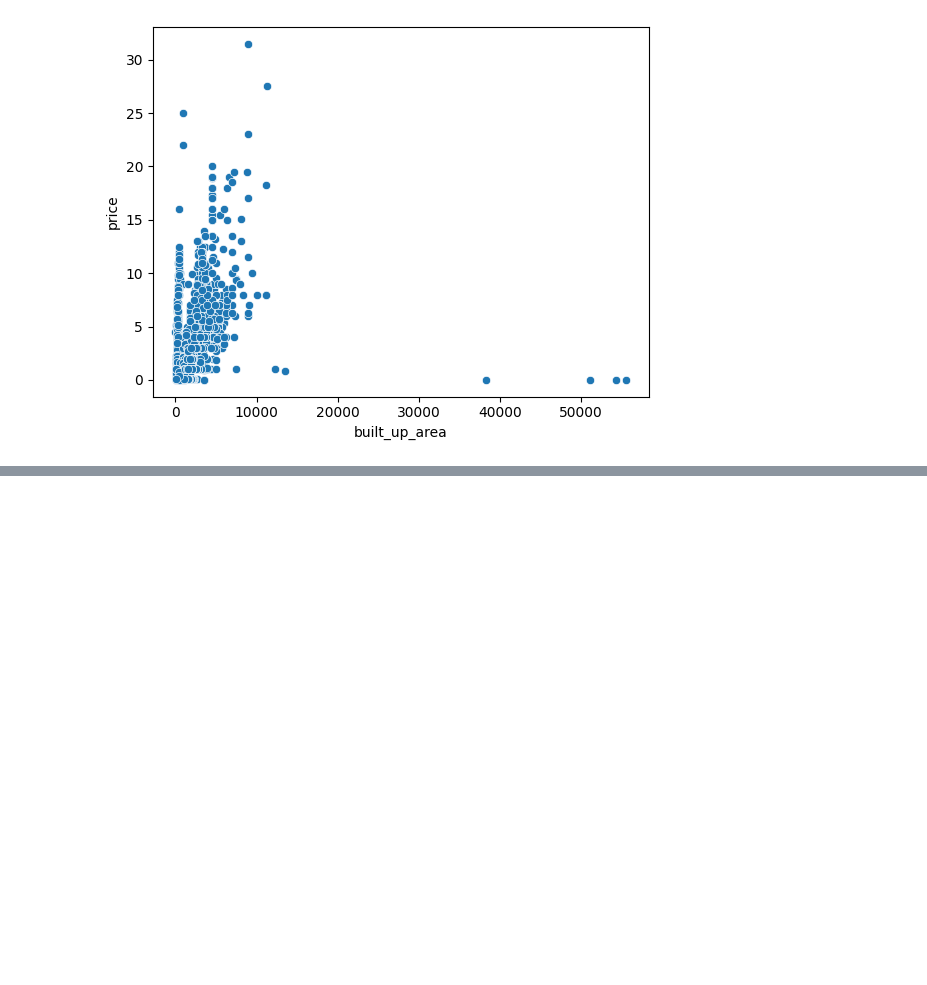
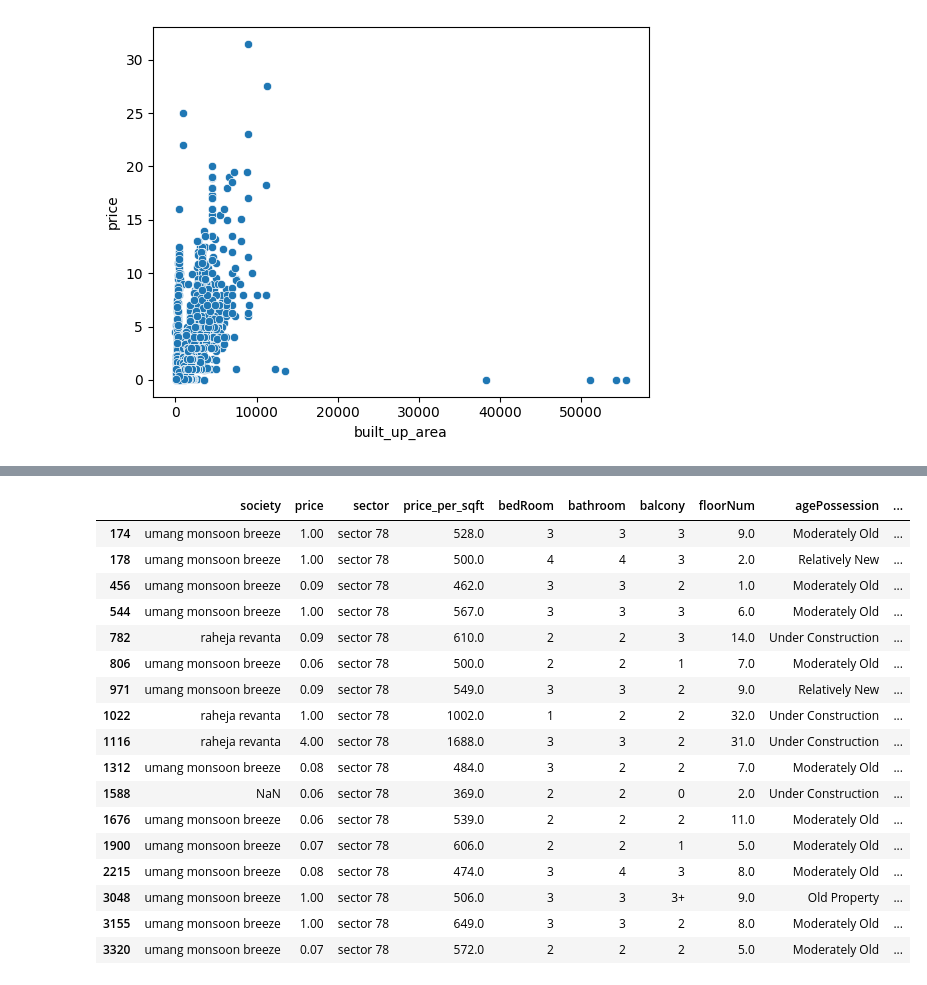
Before and after one commit to saurabh-sisodiya/Real-Estate-ML, a Jupyter notebook: missing-value-imputation.ipynb, the cells around one changed output, grey strips where cells are left out. Saved outputs shown, nothing was run; the diff lists cells and outputs as text; code cells hidden in the pictures; blank space fills up the shorter version.

```diff
--- a/missing-value-imputation.ipynb
+++ b/missing-value-imputation.ipynb
@@ -244,0 +472,2 @@ anamoly_df.sample(5)
+# %%
+df['agePossession'] = df.apply(mode_based_imputation2, axis=1)
@@ -244,0 +485,13 @@ anamoly_df.sample(5)
+# %%
+def mode_based_imputation3(row):
+    if row['agePossession'] == 'Undefined':
+        mode_value = df[(df['property_type'] == row['property_type'])]['agePossession'].mode()
+        # If mode_value is empty (no mode found), return NaN, otherwise return the mode
+        if not mode_value.empty:
+            return mode_value.iloc[0]
+        else:
+            return np.nan
+    else:
+        return row['agePossession']
+# %%
+df['agePossession'] = df.apply(mode_based_imputation3,axis=1)
@@ -244,0 +552,23 @@ anamoly_df.sample(5)
+# %%
+df['society'].fillna('umang monsoon breeze',inplace=True)
+# %%
+df[df['sector'] == 'sector 78']
+# %% [output]
+|  | society | price | sector | price_per_sqft | bedRoom | bathroom | balcony | floorNum | agePossession | ... |
+| 174 | umang monsoon breeze | 1.00 | sector 78 | 528.0 | 3 | 3 | 3 | 9.0 | Moderately Old | ... |
+| 178 | umang monsoon breeze | 1.00 | sector 78 | 500.0 | 4 | 4 | 3 | 2.0 | Relatively New | ... |
+| 456 | umang monsoon breeze | 0.09 | sector 78 | 462.0 | 3 | 3 | 2 | 1.0 | Moderately Old | ... |
+| 544 | umang monsoon breeze | 1.00 | sector 78 | 567.0 | 3 | 3 | 3 | 6.0 | Moderately Old | ... |
+| 782 | raheja revanta | 0.09 | sector 78 | 610.0 | 2 | 2 | 3 | 14.0 | Under Construction | ... |
+| 806 | umang monsoon breeze | 0.06 | sector 78 | 500.0 | 2 | 2 | 1 | 7.0 | Moderately Old | ... |
+| 971 | umang monsoon breeze | 0.09 | sector 78 | 549.0 | 3 | 3 | 2 | 9.0 | Relatively New | ... |
+| 1022 | raheja revanta | 1.00 | sector 78 | 1002.0 | 1 | 2 | 2 | 32.0 | Under Construction | ... |
+| 1116 | raheja revanta | 4.00 | sector 78 | 1688.0 | 3 | 3 | 2 | 31.0 | Under Construction | ... |
+| 1312 | umang monsoon breeze | 0.08 | sector 78 | 484.0 | 3 | 2 | 2 | 7.0 | Moderately Old | ... |
+| 1588 | NaN | 0.06 | sector 78 | 369.0 | 2 | 2 | 0 | 2.0 | Under Construction | ... |
+| 1676 | umang monsoon breeze | 0.06 | sector 78 | 539.0 | 2 | 2 | 2 | 11.0 | Moderately Old | ... |
+| 1900 | umang monsoon breeze | 0.07 | sector 78 | 606.0 | 2 | 2 | 1 | 5.0 | Moderately Old | ... |
+| 2215 | umang monsoon breeze | 0.08 | sector 78 | 474.0 | 3 | 4 | 3 | 8.0 | Moderately Old | ... |
+| 3048 | umang monsoon breeze | 1.00 | sector 78 | 506.0 | 3 | 3 | 3+ | 9.0 | Old Property | ... |
+| 3155 | umang monsoon breeze | 1.00 | sector 78 | 649.0 | 3 | 3 | 2 | 8.0 | Moderately Old | ... |
+| 3320 | umang monsoon breeze | 0.07 | sector 78 | 572.0 | 2 | 2 | 2 | 5.0 | Moderately Old | ... |
```
Also changed, not shown: parts of 35 cells of this notebook, 1 other file.
